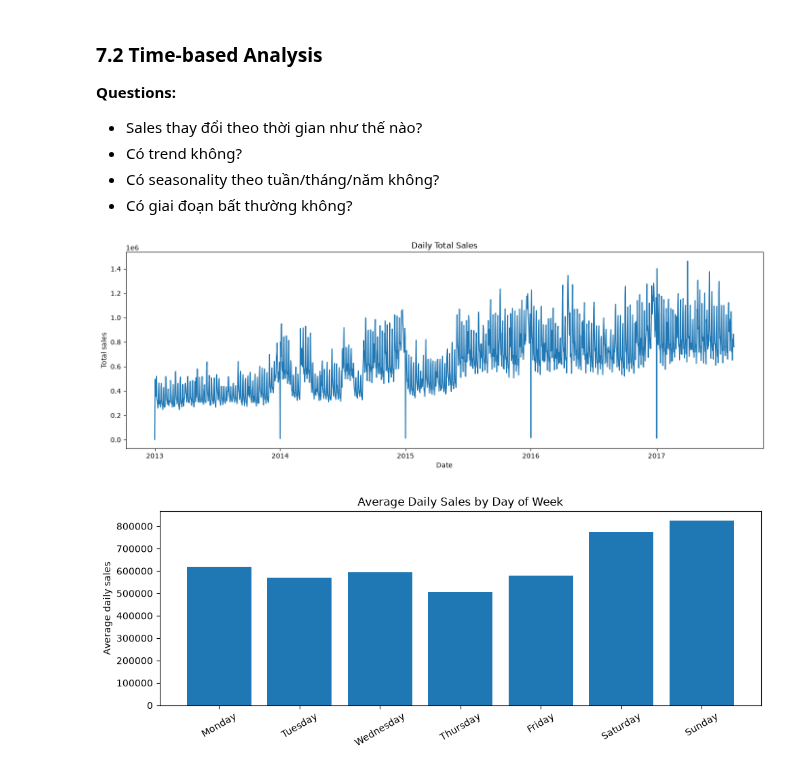
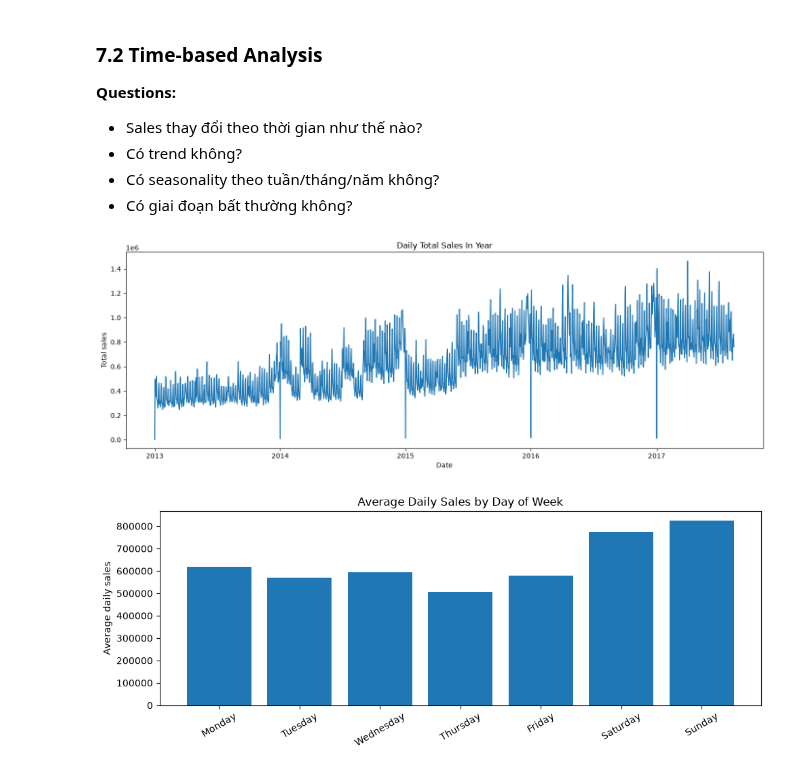
Before and after one commit to AlligatorTHPhat/Machine-learning-project-Grocery-sales-forecast, a Jupyter notebook: notebooks/01_eda.ipynb, the cells around one changed output. Cells and saved outputs as stored; diff of their text form; code cells hidden in the pictures.

```diff
--- a/notebooks/01_eda.ipynb
+++ b/notebooks/01_eda.ipynb
@@ -880,13 +2541,13 @@ Ghi nhận:
 # %%
 plt.figure(figsize=(14, 5))
 plt.plot(daily_sales_df.index, daily_sales_df["unit_sales"])
 plt.xlabel("Date")
 plt.ylabel("Total sales")
-plt.title("Daily Total Sales")
+plt.title("Daily Total Sales In Year")
 plt.tight_layout()
 plt.show()
 # %% [output]
-[figure, old version]
+[figure, new version]
 # %%
 daily_eda = daily_sales_df.copy()
 daily_eda["day_of_week"] = daily_eda.index.day_name()
```
Also changed, not shown: parts of 96 cells of this notebook, 9 other files.
